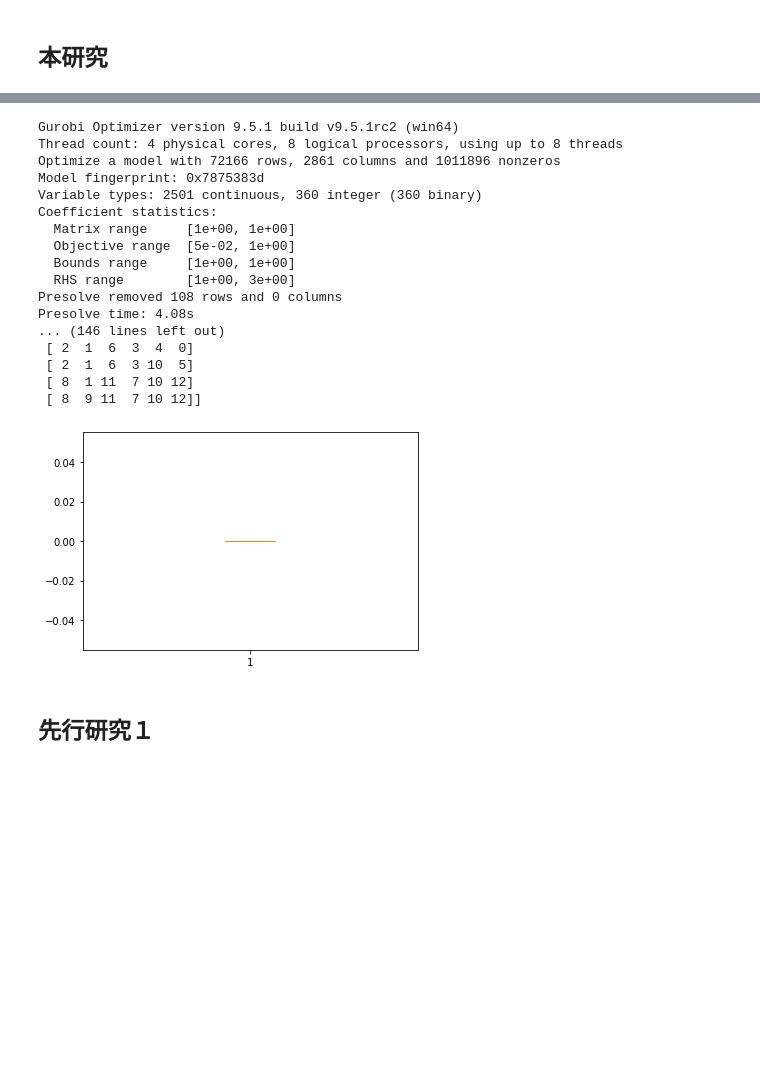
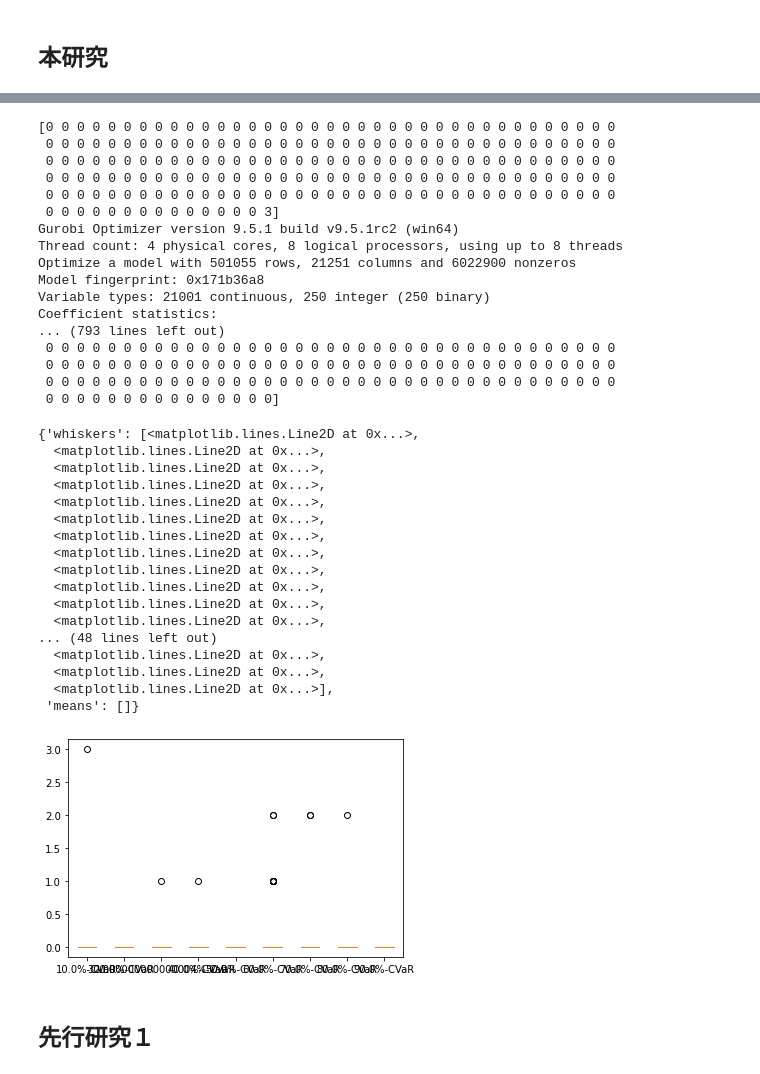
Before and after one commit to ikumadaiki/CPMP, a Jupyter notebook: compare.ipynb, the cells around one changed output, grey strips where cells are left out. Cells and saved outputs as stored; diff of their text form; code cells hidden in the pictures; blank space fills up the shorter version.

```diff
--- a/compare.ipynb
+++ b/compare.ipynb
@@ -170,7 +150,17 @@ def IPS6(ship_num,stack_num,height,n,size,beta):
 # %%
-ship_num=12
-stack_num=6
+ship_num=10
+stack_num=5
 height=5
-n=[3,2,2,2,1,2,2,2,1,3,2,2]
-IPS6(ship_num,stack_num,height,n,100,0.8)
+n=[3,2,2,2,1,2,2,2,1,3]
+import numpy as np
+beta=np.arange(0.1,1,0.1)
+data=()
+l=[]
+for b in beta:
+  IPS6(ship_num,stack_num,height,n,1000,b)
+  data+=(tuple(penalty),)
+  l.append(str(b*100)+"%-CVaR")
+# print("data=",data)
+import matplotlib.pyplot as plt
+plt.boxplot(data,labels=l)
 # %% [output]
@@ -179,20 +184,37 @@ Academic license - for non-commercial use only - expires 2023-09-30
+[0 0 0 0 0 0 0 0 0 0 0 0 0 0 0 0 0 0 0 0 0 0 0 0 0 0 0 0 0 0 0 0 0 0 0 0 0
+ 0 0 0 0 0 0 0 0 0 0 0 0 0 0 0 0 0 0 0 0 0 0 0 0 0 0 0 0 0 0 0 0 0 0 0 0 0
+ 0 0 0 0 0 0 0 0 0 0 0 0 0 0 0 0 0 0 0 0 0 0 0 0 0 0 0 0 0 0 0 0 0 0 0 0 0
+ 0 0 0 0 0 0 0 0 0 0 0 0 0 0 0 0 0 0 0 0 0 0 0 0 0 0 0 0 0 0 0 0 0 0 0 0 0
+ 0 0 0 0 0 0 0 0 0 0 0 0 0 0 0 0 0 0 0 0 0 0 0 0 0 0 0 0 0 0 0 0 0 0 0 0 0
+ 0 0 0 0 0 0 0 0 0 0 0 0 0 0 3]
 Gurobi Optimizer version 9.5.1 build v9.5.1rc2 (win64)
 Thread count: 4 physical cores, 8 logical processors, using up to 8 threads
-Optimize a model with 72166 rows, 2861 columns and 1011896 nonzeros
-Model fingerprint: 0x7875383d
-Variable types: 2501 continuous, 360 integer (360 binary)
+Optimize a model with 501055 rows, 21251 columns and 6022900 nonzeros
+Model fingerprint: 0x171b36a8
+Variable types: 21001 continuous, 250 integer (250 binary)
 Coefficient statistics:
-  Matrix range     [1e+00, 1e+00]
-  Objective range  [5e-02, 1e+00]
-  Bounds range     [1e+00, 1e+00]
-  RHS range        [1e+00, 3e+00]
-Presolve removed 108 rows and 0 columns
-Presolve time: 4.08s
-... (146 lines left out)
- [ 2  1  6  3  4  0]
- [ 2  1  6  3 10  5]
- [ 8  1 11  7 10 12]
- [ 8  9 11  7 10 12]]
+... (793 lines left out)
+ 0 0 0 0 0 0 0 0 0 0 0 0 0 0 0 0 0 0 0 0 0 0 0 0 0 0 0 0 0 0 0 0 0 0 0 0 0
+ 0 0 0 0 0 0 0 0 0 0 0 0 0 0 0 0 0 0 0 0 0 0 0 0 0 0 0 0 0 0 0 0 0 0 0 0 0
+ 0 0 0 0 0 0 0 0 0 0 0 0 0 0 0 0 0 0 0 0 0 0 0 0 0 0 0 0 0 0 0 0 0 0 0 0 0
+ 0 0 0 0 0 0 0 0 0 0 0 0 0 0 0]
+{'whiskers': [<matplotlib.lines.Line2D at 0x...>,
+  <matplotlib.lines.Line2D at 0x...>,
+  <matplotlib.lines.Line2D at 0x...>,
+  <matplotlib.lines.Line2D at 0x...>,
+  <matplotlib.lines.Line2D at 0x...>,
+  <matplotlib.lines.Line2D at 0x...>,
+  <matplotlib.lines.Line2D at 0x...>,
+  <matplotlib.lines.Line2D at 0x...>,
+  <matplotlib.lines.Line2D at 0x...>,
+  <matplotlib.lines.Line2D at 0x...>,
+  <matplotlib.lines.Line2D at 0x...>,
+  <matplotlib.lines.Line2D at 0x...>,
+... (48 lines left out)
+  <matplotlib.lines.Line2D at 0x...>,
+  <matplotlib.lines.Line2D at 0x...>,
+  <matplotlib.lines.Line2D at 0x...>],
+ 'means': []}
-[figure, old version]
+[figure, new version]
 # %% [markdown]
 ## 先行研究１
```
Also changed, not shown: parts of 14 cells of this notebook.
